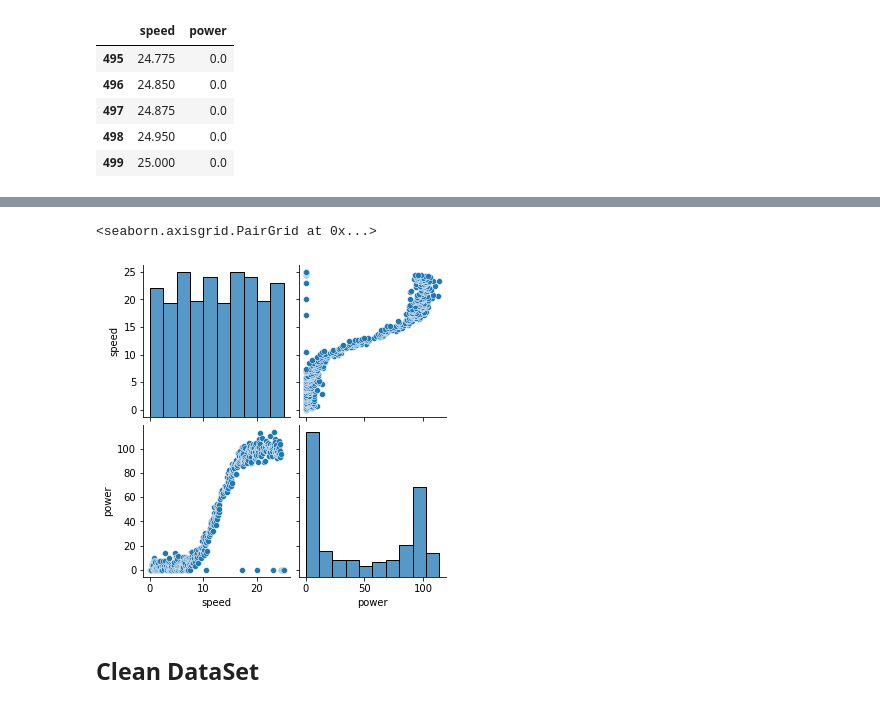
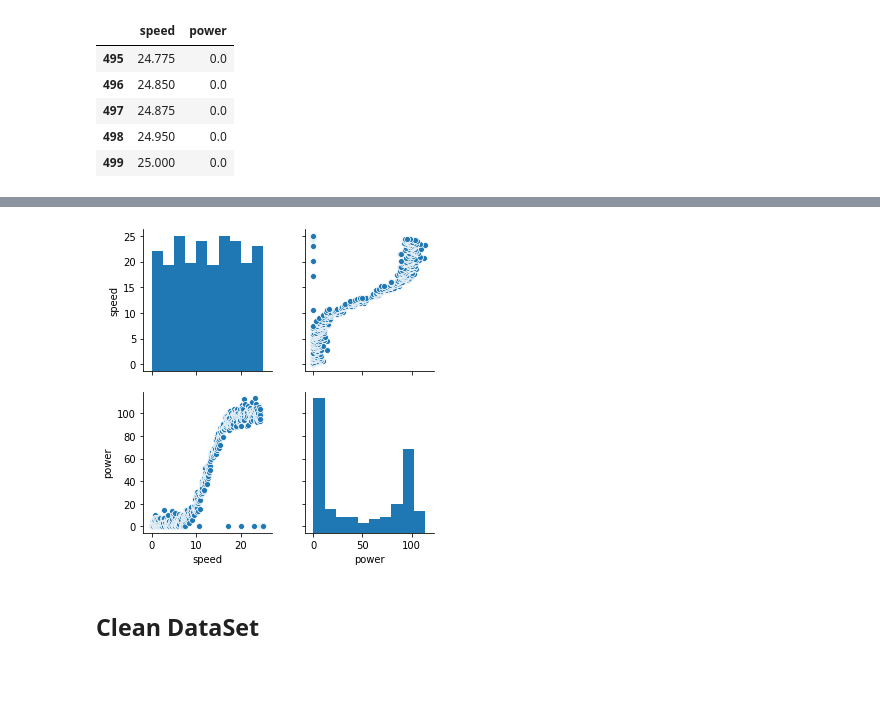
Before and after one commit to adamnihill/machine-learning-statistics, a Jupyter notebook: Project.ipynb, the cells around one changed output, grey strips where cells are left out. Saved outputs shown, nothing was run; the diff lists cells and outputs as text; code cells hidden in the pictures; blank space fills up the shorter version.

```diff
--- a/Project.ipynb
+++ b/Project.ipynb
@@ -13,3 +23,4 @@ from sklearn.metrics import mean_squared_error, r2_score
 # %%
-df = pd.read_csv('powerproduction.csv')
+# Imported dataset
+raw_df = pd.read_csv('powerproduction.csv')
 # %%
@@ -65,8 +83,8 @@ df
 # %%
-sns.pairplot(df)
+sns.pairplot(raw_df)
+plt.show()
 # %% [output]
-<seaborn.axisgrid.PairGrid at 0x...>
-[figure, old version]
+[figure, new version]
 # %% [markdown]
 ## Clean DataSet
 # %% [markdown]
```
Also changed, not shown: parts of 50 cells of this notebook, 8 other files.
